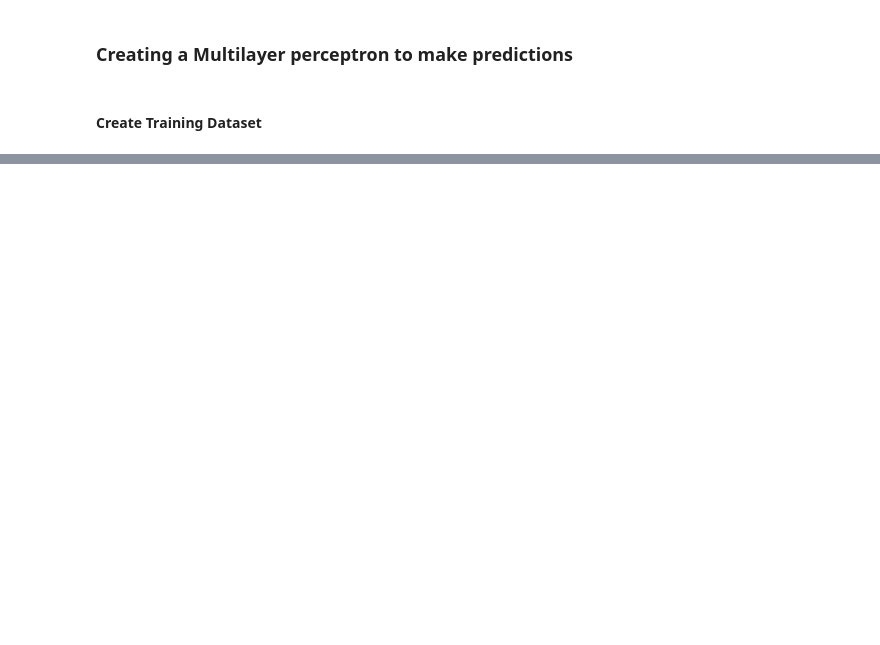
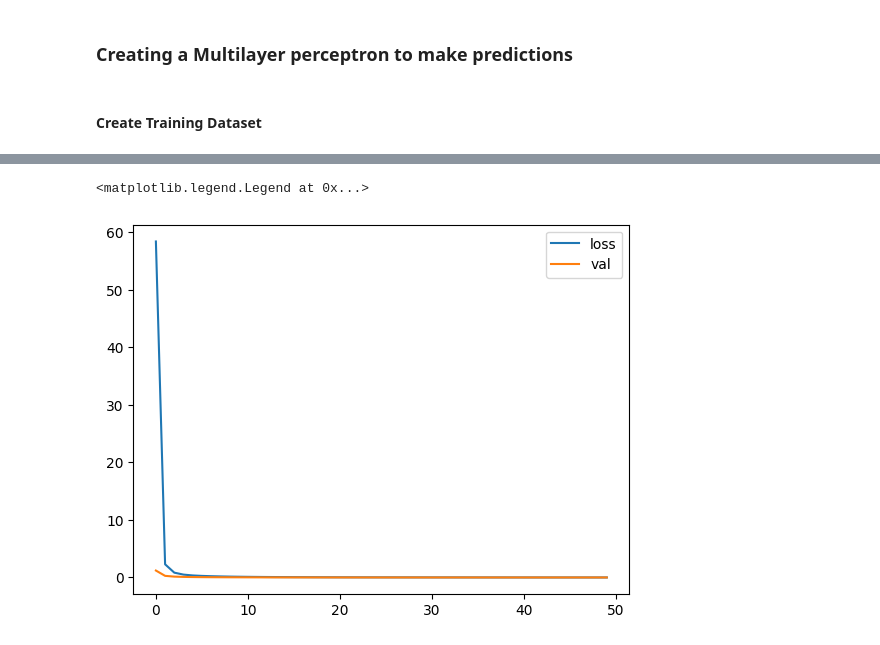
Before and after one commit to Yairama/Geospatial-Interpolation, a Jupyter notebook: multilayer_perceptron.ipynb, the cells around one changed output, grey strips where cells are left out. Drawn from its saved outputs; the diff is of its cells as text; code cells hidden in the pictures; blank space fills up the shorter version.

Commit message:
added tensorflow approach and completed pyroch implementation

```diff
--- a/multilayer_perceptron.ipynb
+++ b/multilayer_perceptron.ipynb
@@ -121,40 +127,40 @@ criterion = nn.MSELoss()
 optimizer = torch.optim.Adam(model.parameters(), lr=0.001)
 # %%
 # Repite el proceso de entrenamiento y validación varias veces
-epochs = 20
+epochs = 50
+loss_list=[]
+val_list = []
 for epoch in range(epochs):
     # Itera a través de los datos de entrenamiento
-    running_loss = 0.0
-    for i, (x, y) in enumerate(train_loader):
-
+    running_loss = 0
+    running_val = 0
+    for x, y in train_loader:
         # Predice la salida usando la red neuronal
         y_pred = model(x)
-        # print("target_size: ",y_pred.shape)
-        # print("other: ",y.shape)
-        # print("target value: ",y_pred)
-        # print("other value: ",y)
-
-        # Calcula la pérdida
+        y_pred = y_pred.squeeze()
         loss = criterion(y_pred, y)
 
         # Realiza el backpropagation y actualiza los parámetros
         optimizer.zero_grad()
         loss.backward()
         optimizer.step()
-        running_loss += loss.item()
+        running_loss = running_loss + loss.item()
+    loss_list.append(running_loss)
 
     # Itera a través de los datos de validación
-    for i, (x, y) in enumerate(val_loader):
+    for x,y in val_loader:
         # Convierte los datos a tensores de PyTorch
-        x = torch.Tensor(x)
-        y = torch.Tensor(y)
 
         # Predice la salida usando la red neuronal
         y_pred = model(x)
+        y_pred = y_pred.squeeze()
 
         # Calcula la pérdida
-        loss = criterion(y_pred, y)
+        val = criterion(y_pred, y)
+        running_val = running_val + val.item()
+    val_list.append(running_val)
 
       # display statistics
-    print(f'epoch {epoch + 1}, loss {loss:f}')
+    print(f'epoch {epoch + 1}, loss {running_loss:f}')
+    print(f'epoch {epoch + 1}, val {running_val:f}')
 # %% [output]
@@ -181,3 +184,10 @@ epoch 20, loss 0.000019
+# %%
+plt.plot(loss_list, label='loss')
+plt.plot(val_list, label='val')
+plt.legend()
+# %% [output]
+<matplotlib.legend.Legend at 0x...>
+[figure, added]
 # %%
 y_pred = []
 y_real = []
```
Also changed, not shown: parts of 10 cells of this notebook.
